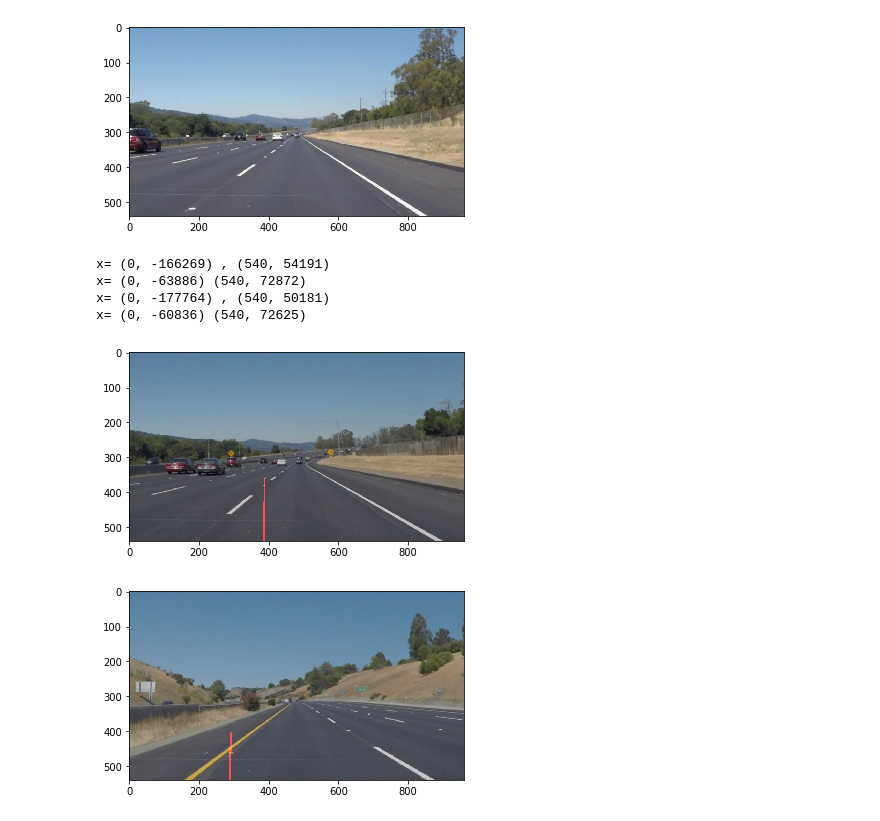
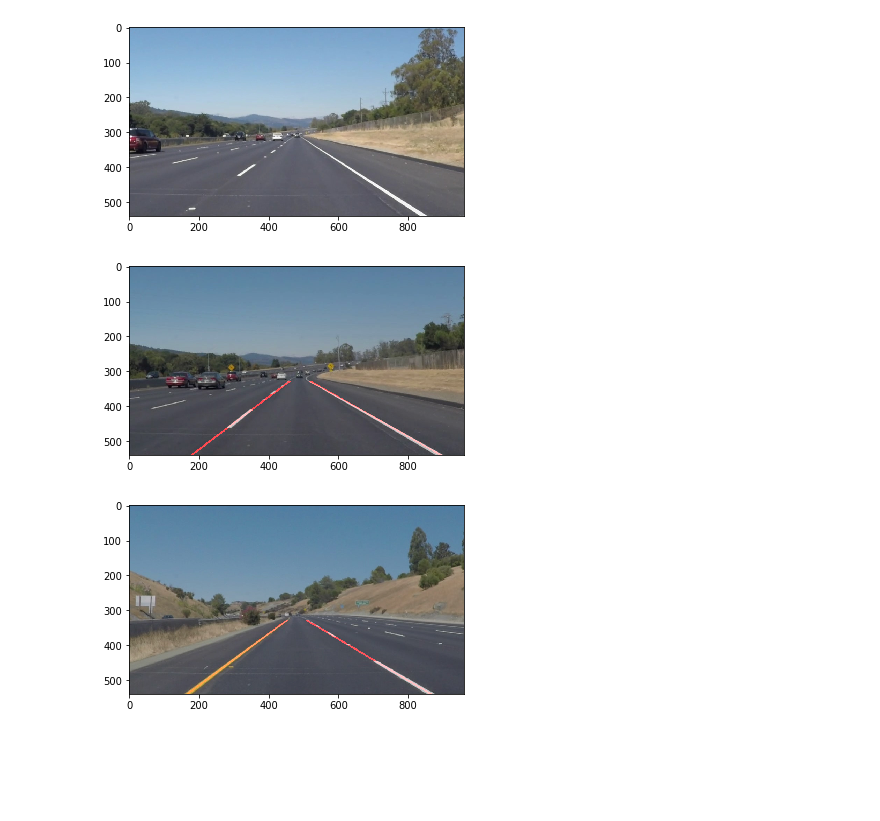
Before and after one commit to GunSik2/carnd-term1, a Jupyter notebook: p1-LaneLines/p1-findLaneLine.ipynb, the cells around one changed output. Drawn from its saved outputs; the diff is of its cells as text; code cells hidden in the pictures; blank space fills up the shorter version.

```diff
--- a/p1-LaneLines/p1-findLaneLine.ipynb
+++ b/p1-LaneLines/p1-findLaneLine.ipynb
@@ -36,7 +36,7 @@ def region_of_interest(img, vertices):
     return masked_image
 
 # average/extrapolate the line segments to map out the full extent of the lane
-def draw_lines(img, lines, color=[255, 0, 0], thickness=4):
+def draw_lines2(img, lines, color=[255, 0, 0], thickness=4):
     plusSlope = plusXA = plusYA  = []
     minusSlope = minusXA = minusYA  = []
 
@@ -70,7 +70,7 @@ def draw_lines(img, lines, color=[255, 0, 0], thickness=4):
     cv2.line(img, (0, int(MinusIntercept)), (width, int(avgMinusSlope * width + MinusIntercept)), color, thickness)
 
 # average/extrapolate the line segments to map out the full extent of the lane
-def draw_lines2(img, lines, color=[255, 0, 0], thickness=4):
+def draw_lines(img, lines, color=[255, 0, 0], thickness=4):
     leftLane = get_Lanes(lines, isLeft=True)
     leftLane = extend_Lane(leftLane, img.shape)
 
@@ -78,9 +78,11 @@ def draw_lines2(img, lines, color=[255, 0, 0], thickness=4):
     rightLane = extend_Lane(rightLane, img.shape)
 
     lanelines = [leftLane, rightLane]
+
     for line in lanelines:
-        for x1,y1,x2,y2 in [line]:
-            cv2.line(img, (x1, y1), (x2, y2), color, thickness)
+        if len(line) > 0:
+            for x1, y1, x2, y2 in [line]:
+                cv2.line(img, (x1, y1), (x2, y2), color, thickness)
 
 
 slope_10 = math.pi/18
@@ -108,12 +110,12 @@ def get_Lanes(lines, isLeft):
 # Extend left and right lane
 def extend_Lane(lines, shape):
     points = np.array(lines)
-    xes = np.ndarray.flatten(points[:, 0::2])
-    yes = np.ndarray.flatten(points[:, 1::2])
+    if points.size == 0:
+        return []
+
+    xes = np.ndarray.flatten(points[:, 0:4:2])
+    yes = np.ndarray.flatten(points[:, 1:4:2])
     slope, intercept = np.polyfit(xes, yes, 1)
-
-    #x1, y1, x2, y2 = line[0]
-    #slope, intercept = np.polyfit([x1, x2], [y1, y2], 1)
 
     ex2 = shape[1]
     ey2 = slope * ex2 + intercept
@@ -145,41 +147,38 @@ def imshow(img, gray=True, title=""):
     if gray:
         plt.imshow(img, cmap='gray')
     else:
         plt.imshow(img)
     if title:
         plt.title(title)
 
 def findLane(initial_img):
     img = np.copy(initial_img)
     img = grayscale(img)
     img = canny(img, low_threshold=50, high_threshold=150)
     img = gaussian_blur(img, kernel_size=3)
 
-    imshape = image.shape
-    vertices = np.array([[(0,imshape[0]),(450, 330), (490, 330), (imshape[1],imshape[0])]], dtype=np.int32)
+    imshape = img.shape
+    vertices = np.array([[(0 ,imshape[0]) ,(450, 330), (530, 330), (imshape[1] ,imshape[0])]], dtype=np.int32)
+
     img = region_of_interest(img, vertices)
     #imshow(img)
 
     img = hough_lines(img, rho=2, theta=np.pi/180, threshold=50, min_line_len=50, max_line_gap=10)
     img = region_of_interest(img, vertices)
     img = weighted_img(img, initial_img, α=0.8, β=1., λ=0.)
 
     return img
 
 img = mpimg.imread("test_images/test.jpg")
 img = findLane(img)
 imshow(img)
 
 img = mpimg.imread("test_images/solidYellowCurve2.jpg")
 img = findLane(img)
 imshow(img)
 # %% [output]
-x= (0, -166269) , (540, 54191)
-x= (0, -63886) (540, 72872)
-x= (0, -177764) , (540, 50181)
-x= (0, -60836) (540, 72625)
-[figure, old version]
+[figure, new version]
-[figure, old version]
+[figure, new version]
 # %%
 import os
 os.listdir("test_images/")
```
Also changed, not shown: parts of 2 cells of this notebook, 11 other files.
